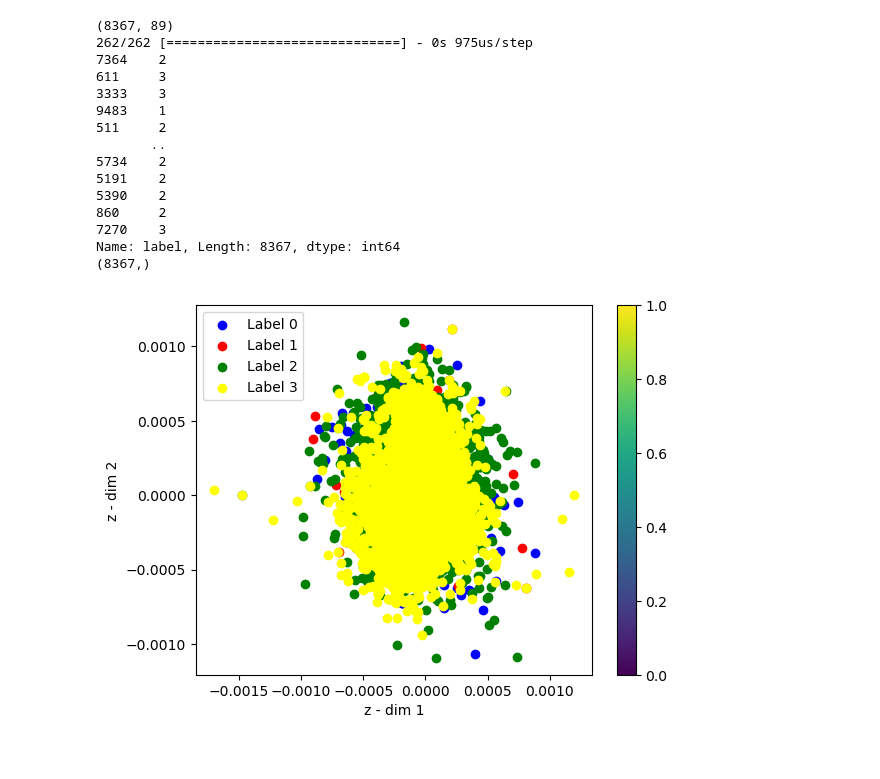
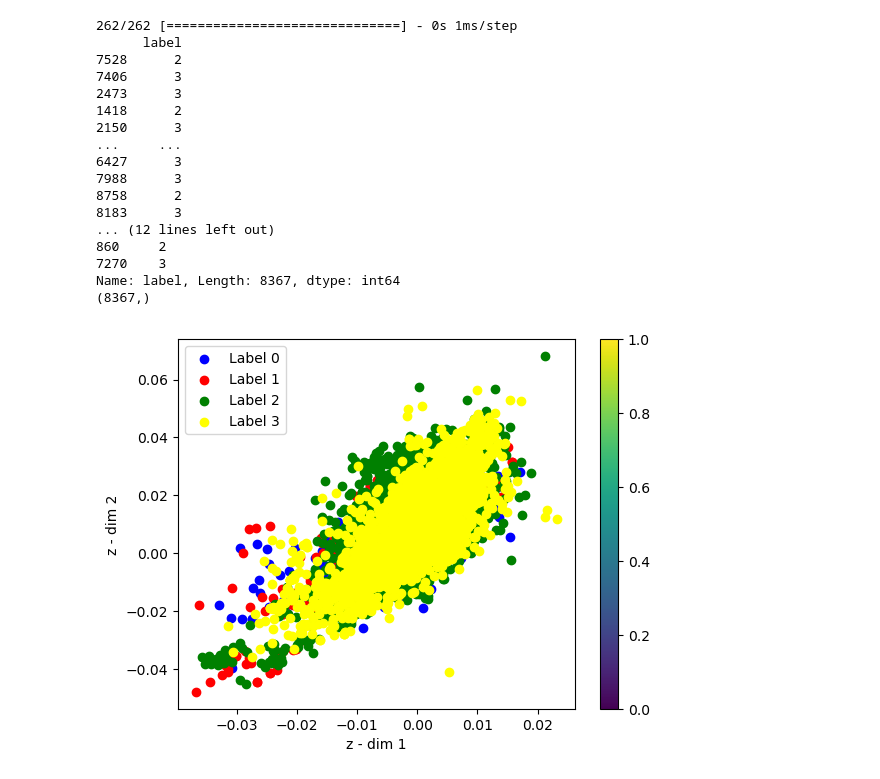
Before and after one commit to bruno4355/Diplomski-rad, a Jupyter notebook: model/exp.ipynb, the cells around one changed output. Cells and saved outputs as stored; diff of their text form; code cells hidden in the pictures.

```diff
--- a/model/exp.ipynb
+++ b/model/exp.ipynb
@@ -106,12 +106,16 @@ Trainable params: 93,049
 Non-trainable params: 0
 _________________________________________________________________
 # %%
-#(x_train) = pd.read_csv('train_dataset.csv')
-#(x_test) = pd.read_csv('test_dataset.csv')
-df = pd.read_csv('amp+avp_features.csv')
-(x_train, x_test) = train_test_split(df, test_size=0.2, random_state=42)
+features = pd.read_csv('amp+avp_features.csv')
+labels = pd.read_csv('labels.csv')
+(x_train, x_test, y_train, y_test) = train_test_split(features, labels, test_size=0.2, random_state=42)
 
-from sklearn.preprocessing import MinMaxScaler, Normalizer
+#print(x_train)
+#print(x_test)
+#print(y_train)
+#print(y_test)
+
+from sklearn.preprocessing import MinMaxScaler
 
 # Separate the last column from x_train and x_test
 x_train_last_col = x_train['label']
@@ -121,33 +125,26 @@ x_test_last_col = x_test['label']
 x_train_features = x_train.drop('label', axis=1).values
 x_test_features = x_test.drop('label', axis=1).values
 
-# Apply scaling and normalization to the features
+# Apply scaling to the features
 scaler = MinMaxScaler()
-normalizer = Normalizer()
 
 x_train_scaled = scaler.fit_transform(x_train_features)
-x_train_scaled_normalized = normalizer.fit_transform(x_train_scaled)
-
 x_test_scaled = scaler.transform(x_test_features)
-x_test_scaled_normalized = normalizer.transform(x_test_scaled)
 
 # Concatenate the normalized features with the last column
-x_train_processed = np.hstack((x_train_scaled_normalized, x_train_last_col.values[:, np.newaxis]))
-x_test_processed = np.hstack((x_test_scaled_normalized, x_test_last_col.values[:, np.newaxis]))
+x_train = np.hstack((x_train_scaled, x_train_last_col.values[:, np.newaxis]))
+x_test = np.hstack((x_test_scaled, x_test_last_col.values[:, np.newaxis]))
 
 #print(x_train)
 #print(x_train_processed)
 #print(x_test)
 
-#peptides = np.concatenate([x_train_processed, x_test_processed], axis=0)
-peptides = x_train_processed
-#print(peptides.shape)
-peptides = np.expand_dims(peptides, -1)
-#print(peptides.shape)
+x_train = np.expand_dims(x_train, -1)
+x_test = np.expand_dims(x_test, -1)
 # %%
 vae = VAE(encoder, decoder)
 vae.compile(optimizer=keras.optimizers.Adam())
-#vae.fit(peptides, batch_size=50, epochs=8)
-vae.fit(peptides, batch_size=128, epochs=5, validation_data=(x_test_processed, None))
+vae.fit(x_train, batch_size=128, epochs=5, validation_data=(x_test, None))
+#vae.fit(x_train, batch_size=128, epochs=5)
 # %% [output]
 Epoch 1/5
@@ -173,51 +176,57 @@ def viz_latent_space(encoder, data, labels):
     input_data, target_data = data
     input_label, target_label = labels
     mu, _, _ = encoder.predict(input_data)
+    print(target_label)
     labels = input_label['label']
     print(labels)
     print(labels.shape)
     # Plot points with label 0 in blue
     plt.scatter(mu[labels == 0, 0], mu[labels == 0, 1], c='blue', label='Label 0')
 
     # Plot points with label 1 in red
     plt.scatter(mu[labels == 1, 0], mu[labels == 1, 1], c='red', label='Label 1')
 
     # Plot points with label 2 in green
     plt.scatter(mu[labels == 2, 0], mu[labels == 2, 1], c='green', label='Label 2')
 
     # Plot points with label 3 in yellow
     plt.scatter(mu[labels == 3, 0], mu[labels == 3, 1], c='yellow', label='Label 3')
 
     plt.xlabel('z - dim 1')
     plt.ylabel('z - dim 2')
     plt.colorbar()
     plt.legend()
     plt.show()
 
 #label_data = pd.read_csv('tmp.csv')
 #labels = label_data['Antiviral'].values
-labels = (x_train, x_test)
+labels = (y_train, y_test)
 
-data = (x_train_processed, x_test_processed)
-print(x_train.shape)
+#print(x_test)
+#print(y_test)
+
+data = (x_train, x_test)
+#print(x_train.shape)
 viz_latent_space(encoder, data, labels)
 # %% [output]
-(8367, 89)
-262/262 [==============================] - 0s 975us/step
-7364    2
-611     3
-3333    3
-9483    1
-511     2
-       ..
-5734    2
-5191    2
-5390    2
+262/262 [==============================] - 0s 1ms/step
+      label
+7528      2
+7406      3
+2473      3
+1418      2
+2150      3
+...     ...
+6427      3
+7988      3
+8758      2
+8183      3
+... (12 lines left out)
 860     2
 7270    3
 Name: label, Length: 8367, dtype: int64
 (8367,)
-[figure, old version]
+[figure, new version]
 # %%
 #VIZUALIZACIJA validacije
 
```
Also changed, not shown: parts of 4 cells of this notebook, 2 other files.
